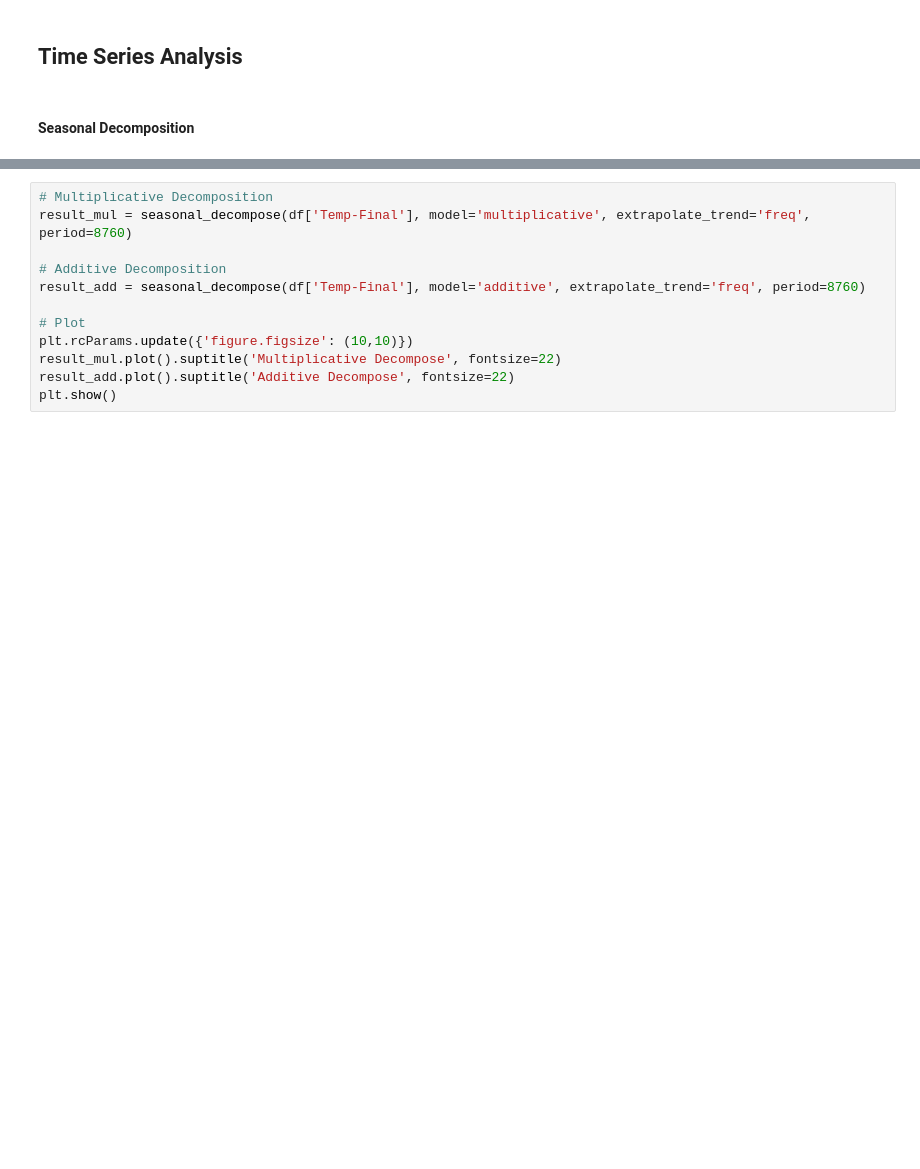
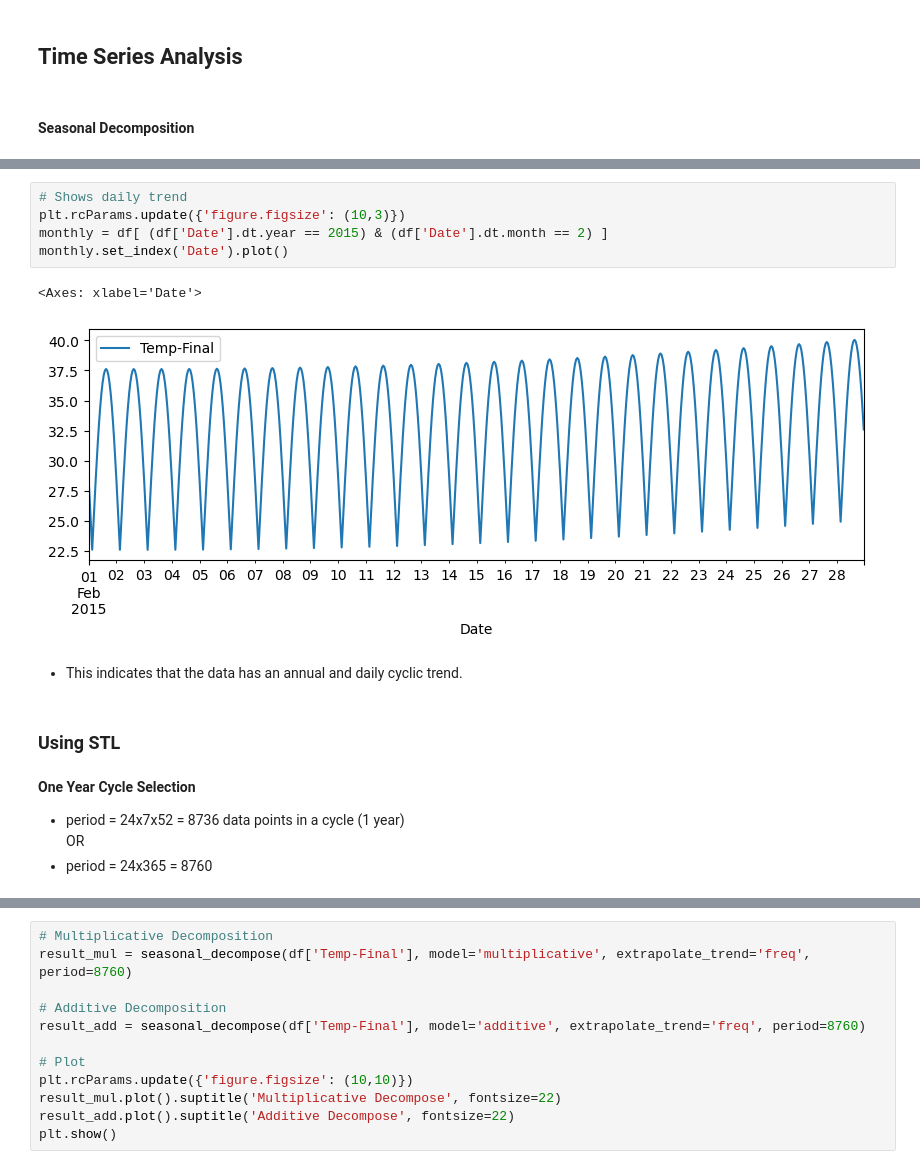
Before and after one commit to ejw-data/ml-playground, a Jupyter notebook: time_series/time_series_analysis.ipynb, the cells around one changed output, grey strips where cells are left out. Drawn from its saved outputs; the diff is of its cells as text; blank space fills up the shorter version.

```diff
--- a/time_series/time_series_analysis.ipynb
+++ b/time_series/time_series_analysis.ipynb
@@ -28,2 +44,19 @@ df.plot()
+# %%
+# Shows daily trend
+plt.rcParams.update({'figure.figsize': (10,3)})
+monthly = df[ (df['Date'].dt.year == 2015) & (df['Date'].dt.month == 2) ]
+monthly.set_index('Date').plot()
+# %% [output]
+<Axes: xlabel='Date'>
+[figure, added]
+# %% [markdown]
+- This indicates that the data has an annual and daily cyclic trend.
+# %% [markdown]
+### Using STL
+# %% [markdown]
+**One Year Cycle Selection**
+ - period = 24x7x52 = 8736 data points in a cycle (1 year)
+ OR
+ - period = 24x365 = 8760
 # %%
 from statsmodels.tsa.seasonal import STL
```
Also changed, not shown: parts of 32 cells of this notebook.
